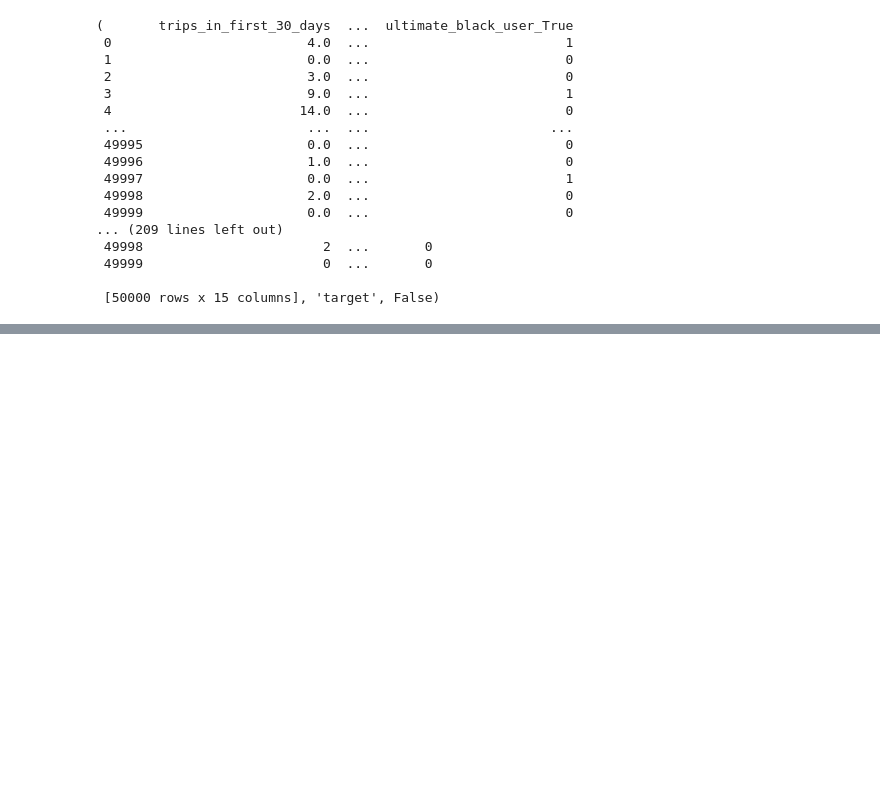
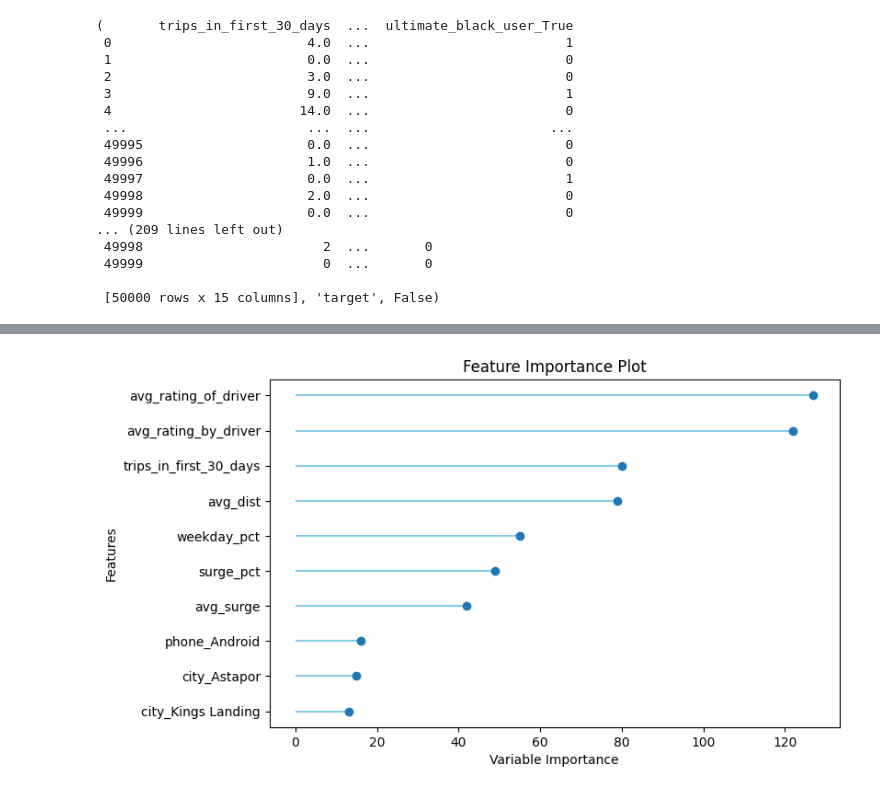
Before and after one commit to SwissMisra/Ultimate_Tech, a Jupyter notebook: Part 3 - Predictive Modeling.ipynb, the cells around one changed output, grey strips where cells are left out. Drawn from its saved outputs; the diff is of its cells as text; code cells hidden in the pictures; blank space fills up the shorter version.

```diff
--- a/Part 3 - Predictive Modeling.ipynb
+++ b/Part 3 - Predictive Modeling.ipynb
@@ -260,0 +256,2 @@ IntProgress(value=0, description='Processing: ', max=176)
+# %%
+model = create_model('lightgbm')
@@ -264,0 +308,4 @@ predict_model(model)
+# %%
+plot_model(model, plot='feature', verbose=True)
+# %% [output]
+[figure, added]
```
Also changed, not shown: parts of 7 cells of this notebook.
